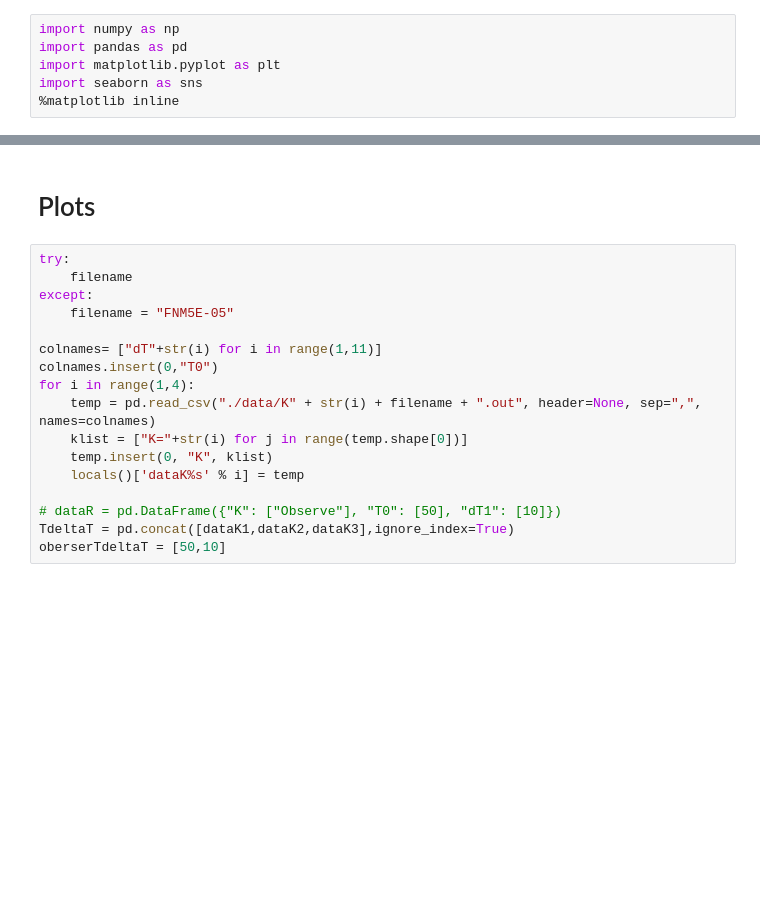
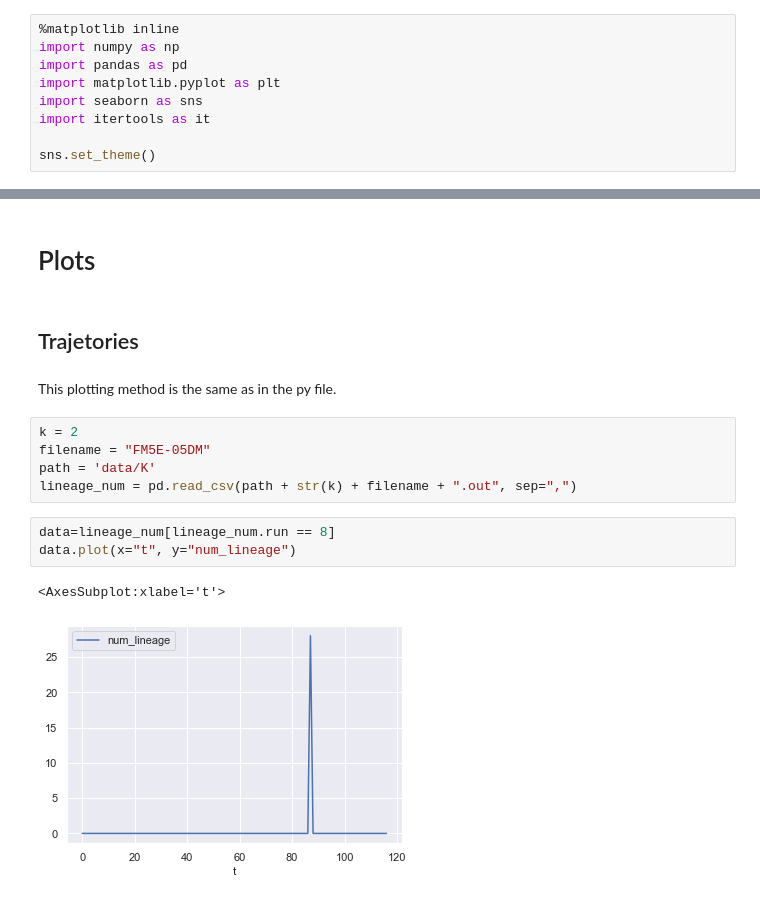
Before and after one commit to weissmanlab/VOC_emergence, a Jupyter notebook: covid.ipynb, the cells around one changed output, grey strips where cells are left out. Saved outputs shown, nothing was run; the diff lists cells and outputs as text; blank space fills up the shorter version.

```diff
--- a/covid.ipynb
+++ b/covid.ipynb
@@ -1,9 +1,12 @@
 # %%
+%matplotlib inline
 import numpy as np
 import pandas as pd
 import matplotlib.pyplot as plt
 import seaborn as sns
-%matplotlib inline
+import itertools as it
+
+sns.set_theme()
 # %% [markdown]
 # Generate Date
 # %%
@@ -21,19 +20,17 @@ Finished data/K3FNM5E-05! Used time: 23.65441370010376s
 # %% [markdown]
 # Plots
-# %%
-try:
-    filename
-except:
-    filename = "FNM5E-05"
-
-colnames= ["dT"+str(i) for i in range(1,11)]
-colnames.insert(0,"T0")
-for i in range(1,4):
-    temp = pd.read_csv("./data/K" + str(i) + filename + ".out", header=None, sep=",", names=colnames)
-    klist = ["K="+str(i) for j in range(temp.shape[0])]
-    temp.insert(0, "K", klist)
-    locals()['dataK%s' % i] = temp
-
-# dataR = pd.DataFrame({"K": ["Observe"], "T0": [50], "dT1": [10]})
-TdeltaT = pd.concat([dataK1,dataK2,dataK3],ignore_index=True)
-oberserTdeltaT = [50,10]
+# %% [markdown]
+## Trajetories
+# %% [markdown]
+This plotting method is the same as in the py file.
+# %%
+k = 2
+filename = "FM5E-05DM"
+path = 'data/K'
+lineage_num = pd.read_csv(path + str(k) + filename + ".out", sep=",")
+# %%
+data=lineage_num[lineage_num.run == 8]
+data.plot(x="t", y="num_lineage")
+# %% [output]
+<AxesSubplot:xlabel='t'>
+[figure, added]
```
Also changed, not shown: parts of 10 cells of this notebook, 7 other files.
